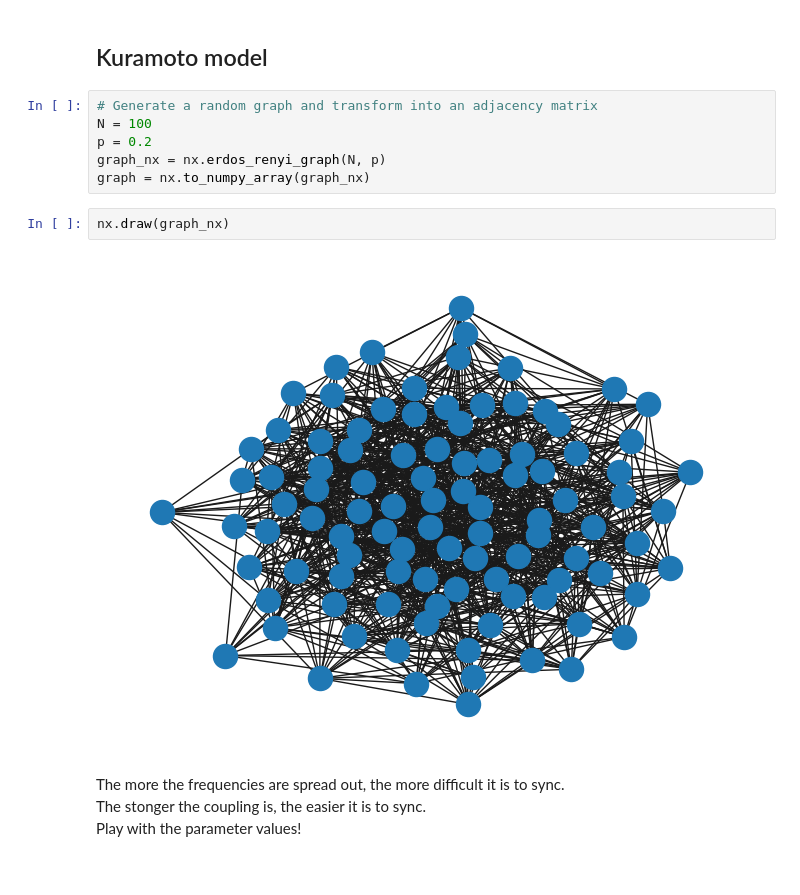
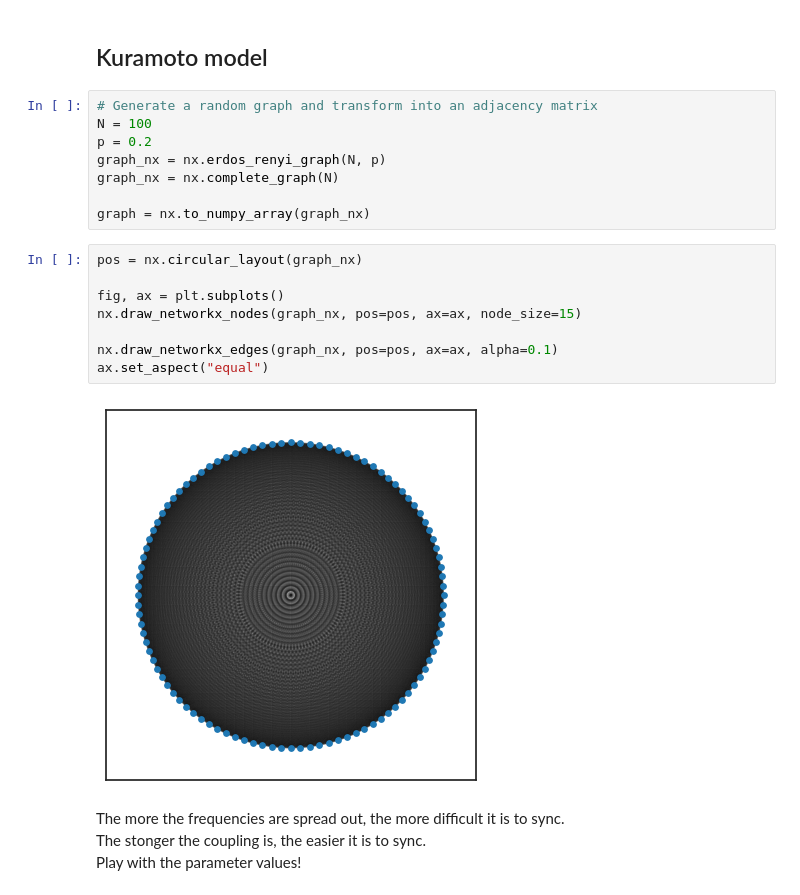
Before and after one commit to maximelucas/dynamical-systems-coursebook, a Jupyter notebook: lecture_9/lecon_9_synchronization.ipynb, the cells around one changed output. Saved outputs shown, nothing was run; the diff lists cells and outputs as text.

```diff
--- a/lecture_9/lecon_9_synchronization.ipynb
+++ b/lecture_9/lecon_9_synchronization.ipynb
@@ -24,11 +24,19 @@ sb.set_theme(style="ticks")
 N = 100
 p = 0.2
 graph_nx = nx.erdos_renyi_graph(N, p)
+graph_nx = nx.complete_graph(N)
+
 graph = nx.to_numpy_array(graph_nx)
 # %%
-nx.draw(graph_nx)
+pos = nx.circular_layout(graph_nx)
+
+fig, ax = plt.subplots()
+nx.draw_networkx_nodes(graph_nx, pos=pos, ax=ax, node_size=15)
+
+nx.draw_networkx_edges(graph_nx, pos=pos, ax=ax, alpha=0.1)
+ax.set_aspect("equal")
 # %% [output]
-[figure, old version]
+[figure, new version]
 # %% [markdown]
 The more the frequencies are spread out, the more difficult it is to sync.
 The stonger the coupling is, the easier it is to sync.
```
Also changed, not shown: parts of 6 cells of this notebook.
